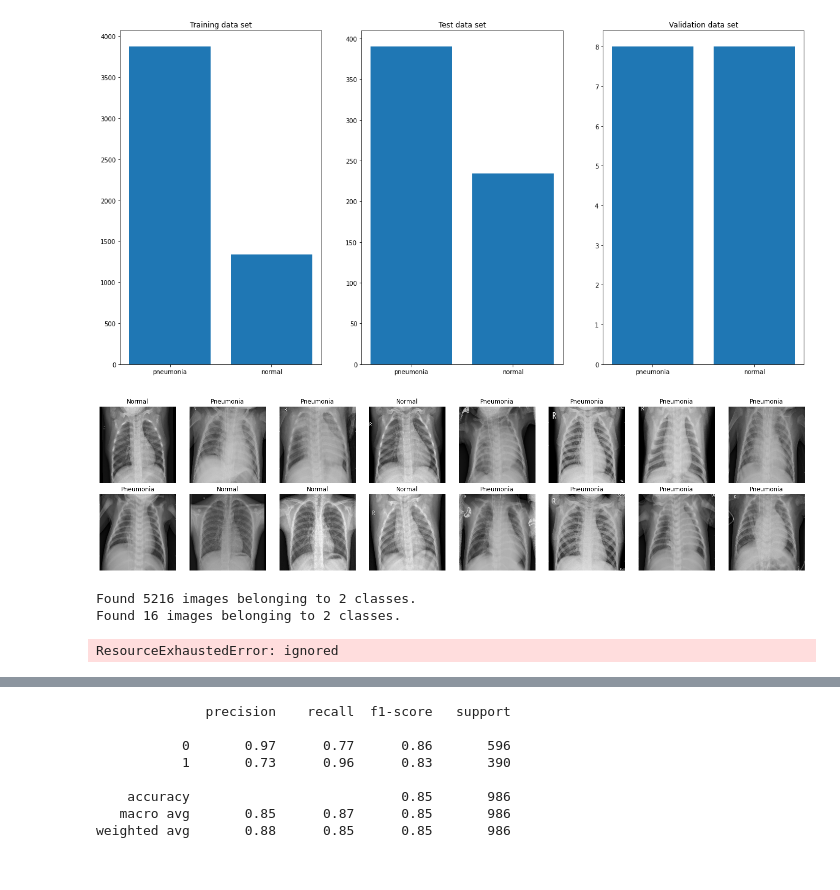
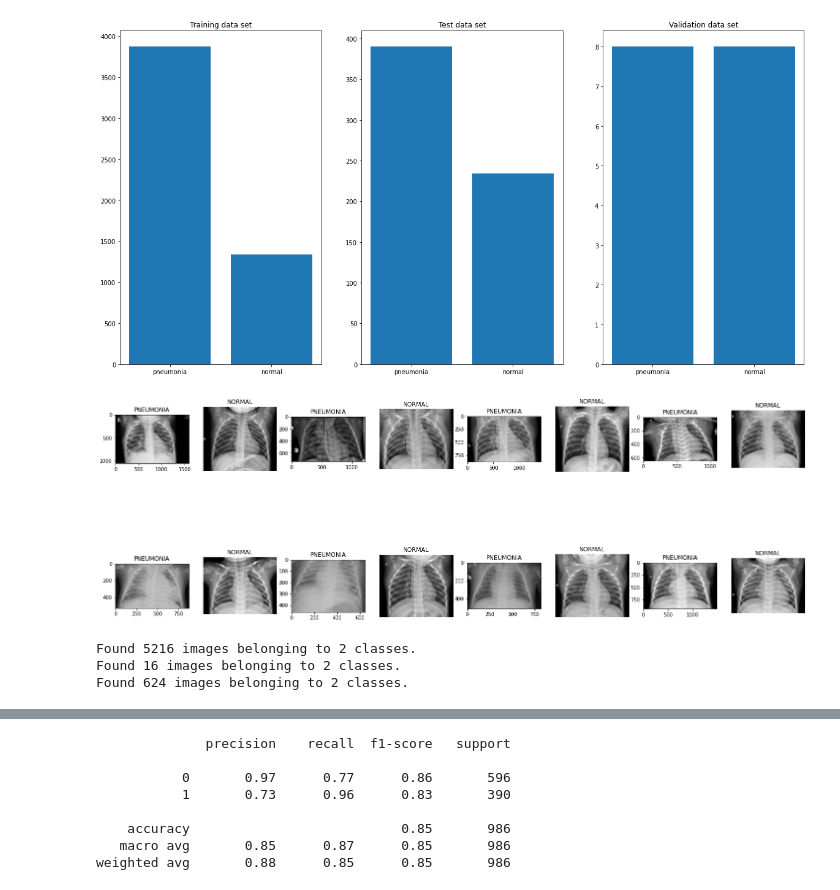
Before and after one commit to M-Borsuk/CNN-Pneumonia-Classification, a Jupyter notebook: PneumoniaScansCNN.ipynb, the cells around one changed output, grey strips where cells are left out. Cells and saved outputs as stored; diff of their text form; code cells hidden in the pictures.

Commit message:
Continued on with the training (metrics - to do)

```diff
--- a/PneumoniaScansCNN.ipynb
+++ b/PneumoniaScansCNN.ipynb
@@ -79,21 +104,24 @@ plt.title("Validation data set")
 # %% [output]
 Text(0.5, 1.0, 'Validation data set')
 [figure]
-# %%
-def view_images(x,y,n_of_images):
-    plt.figure(figsize = (20,5))
-    for i in range(n_of_images):
-        random_label = random.choice(range(len(y)))
-        plt.subplot(2,int(n_of_images/2),i+1)
-        plt.imshow(x[random_label])
-        plt.axis("off")
-        plt.title(["Normal","Pneumonia"][y[random_label]])
-    plt.tight_layout()
-    plt.show()
+# %%
+def view_images(directory,n_of_images):
+    plt.figure(figsize=(25,10))
+    for i in range(0,n_of_images,2):
+        random_label_p = random.choice(range(len(os.listdir(directory + "/PNEUMONIA"))))
+        random_label_n = random.choice(range(len(os.listdir(directory + "/NORMAL"))))
+        plt.subplot(2,n_of_images // 2, i+1)
+        plt.imshow(cv2.imread(os.path.join(directory + "/PNEUMONIA/",os.listdir(directory + "/PNEUMONIA")[random_label_p])))
+        plt.title("PNEUMONIA")
+        plt.subplot(2,n_of_images // 2, i+2)
+        plt.imshow(cv2.imread(os.path.join(directory + "/NORMAL/",os.listdir(directory + "/NORMAL")[random_label_n])))
+        plt.title("NORMAL")
+        plt.axis("off")
+    plt.show()
 # %%
-view_images(x_test,y_test,16)
+view_images(train_dir,16)
 # %% [output]
-[figure, old version]
+[figure, new version]
 # %%
 train_data_generator = ImageDataGenerator(
    width_shift_range=0.2,
@@ -107,39 +135,46 @@ val_data_generator = ImageDataGenerator(
    rescale=1./255,
    zoom_range=0.1,
    vertical_flip = True)
+test_data_generator = ImageDataGenerator(rescale=1./255)
 train_generator = train_data_generator.flow_from_directory(
         train_dir,
         target_size=SHAPE_OF_IMAGES,
-        color_mode="rgb",
-        batch_size=32,
+        color_mode="grayscale",
+        batch_size=64,
         class_mode='binary')
 validation_generator = val_data_generator.flow_from_directory(
         val_dir,
-        color_mode="rgb",
+        color_mode="grayscale",
         target_size=SHAPE_OF_IMAGES,
         batch_size=32,
         class_mode='binary')
+test_generator = test_data_generator.flow_from_directory(
+        test_dir,
+        color_mode="grayscale",
+        target_size=SHAPE_OF_IMAGES,
+        batch_size=64,
+        class_mode='binary')
 # %% [output]
 Found 5216 images belonging to 2 classes.
 Found 16 images belonging to 2 classes.
+Found 624 images belonging to 2 classes.
 # %%
 model = Sequential([
-        Conv2D(filters=64,kernel_size=3,activation = 'relu', padding = 'same', kernel_regularizer=l2(0.005), bias_regularizer=l2(0.005),input_shape=(150,150,3)),
+        Conv2D(filters=32,kernel_size=3,activation = 'relu',padding = 'same', kernel_regularizer=l2(0.005), bias_regularizer=l2(0.005),input_shape = (150,150,1)),
         Dropout(0.25),
         BatchNormalization(),
         MaxPooling2D(padding= 'same'),
-        Conv2D(filters=128,kernel_size=3,activation = 'relu' ,padding = 'same', kernel_regularizer=l2(0.005), bias_regularizer=l2(0.005)),
+        Conv2D(filters=64,kernel_size=3,activation = 'relu',padding = 'same', kernel_regularizer=l2(0.005), bias_regularizer=l2(0.005)),
         Dropout(0.25),
         BatchNormalization(),
         MaxPooling2D(padding= 'same'),
         Flatten(),
-        Dense(units = 64,activation= 'relu', kernel_regularizer=l2(0.1), bias_regularizer=l2(0.1)),
+        Dense(units = 128,activation= 'relu', kernel_regularizer=l2(0.1), bias_regularizer=l2(0.1)),
         Dropout(0.25),
         BatchNormalization(),
         Dense(1,activation='sigmoid')
 ])
+model.compile(optimizer=keras.optimizers.Adam(learning_rate=0.0001),loss = 'binary_crossentropy',metrics=['accuracy'])
-# %% [output]
-ResourceExhaustedError: ignored
 # %%
 model.summary()
 # %% [output]
```
Also changed, not shown: parts of 19 cells of this notebook.
